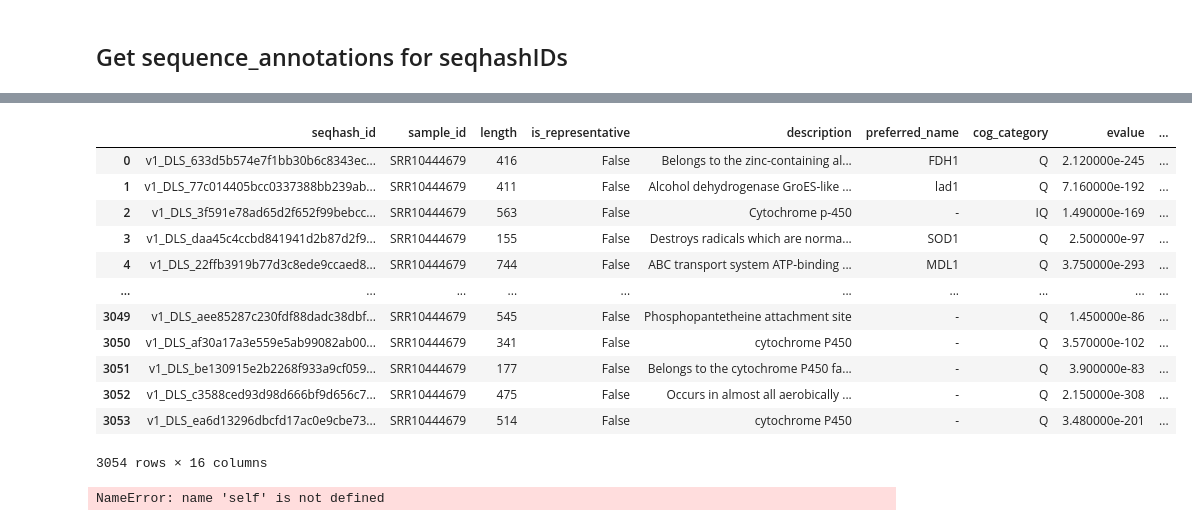
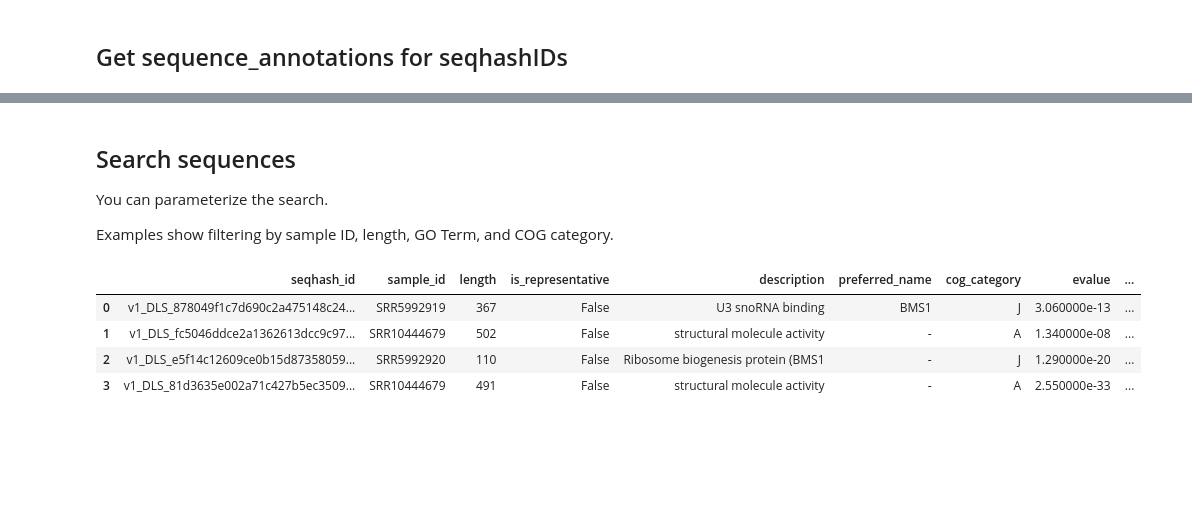
Before and after one commit to arudhir/planter, a Jupyter notebook: notebooks/database.ipynb, the cells around one changed output, grey strips where cells are left out. Cells and saved outputs as stored; diff of their text form; code cells hidden in the pictures; blank space fills up the shorter version.

```diff
--- a/notebooks/database.ipynb
+++ b/notebooks/database.ipynb
@@ -216,3 +203,9 @@ LIMIT {{ limit }}
+# %% [markdown]
+## Search sequences
+
+You can parameterize the search.
+
+Examples show filtering by sample ID, length, GO Term, and COG category.
 # %%
 from planter.database.query_manager import DatabaseManager
 
@@ -221,52 +214,37 @@ output_dir = "/mnt/data2/planter_outputs"
 
 with DatabaseManager(db_path) as db_manager:
     sample_ids = ["SRR18070780", "SRR10444679"]
-    # sample_id_condition = ", ".join([f"'{sample_id}'" for sample_id in sample_ids])
     cog_categories = ['Q']  # desired COG categories
-    # cog_category_condition = ", ".join([f"'{c}'" for c in cog_categories])
-
     go_terms = ['GO:0075109']  # example GO terms to search
 
     params = {
-        "sample_id_condition": sample_ids,  # e.g., "s.sample_id IN ('SRR18070780', 'SRR18070781')"
-        "cog_category_condition": ['M', 'Q'],
-        # "go_term_condition": go_terms,  # pass a list of GO terms
+        # "sample_id_condition": sample_ids,  # e.g., "s.sample_id IN ('SRR18070780', 'SRR18070781')"
+        # "cog_category_condition": ['M', 'Q'],
+        "go_term_condition": go_terms,  # pass a list of GO terms
         "min_length_condition": "s.length >= 100",
         "max_length_condition": "s.length <= 1000",
         "description_condition": None,
         "organism_condition": None,
         # "limit": 10,
     }
 
     results = db_manager.query_manager.search_sequences(params=params)
     display(results)
 
     # call go_term_summary dynamically
     # go_summary = db_manager.query_manager.go_term_summary(None, None, 5)
     # print("\nGO term summary:")
     # display(go_summary)
 
     # call organism_summary dynamically
     # organism_summary = db_manager.query_manager.organism_summary()
     # print("\nOrganism summary:")
     # display(organism_summary)
     # print(dir(db_manager.query_manager))
     # db_manager.query_manager.search_sequences('v1_DLS_31412ec4347c212e6892097053de8dc39cd53341988080fd7b80866c35840a0a.p1')
 # %% [output]
 |  | seqhash_id | sample_id | length | is_representative | description | preferred_name | cog_category | evalue | ... |
-| 0 | v1_DLS_633d5b574e7f1bb30b6c8343ec... | SRR10444679 | 416 | False | Belongs to the zinc-containing al... | FDH1 | Q | 2.120000e-245 | ... |
-| 1 | v1_DLS_77c014405bcc0337388bb239ab... | SRR10444679 | 411 | False | Alcohol dehydrogenase GroES-like ... | lad1 | Q | 7.160000e-192 | ... |
-| 2 | v1_DLS_3f591e78ad65d2f652f99bebcc... | SRR10444679 | 563 | False | Cytochrome p-450 | - | IQ | 1.490000e-169 | ... |
-| 3 | v1_DLS_daa45c4ccbd841941d2b87d2f9... | SRR10444679 | 155 | False | Destroys radicals which are norma... | SOD1 | Q | 2.500000e-97 | ... |
-| 4 | v1_DLS_22ffb3919b77d3c8ede9ccaed8... | SRR10444679 | 744 | False | ABC transport system ATP-binding ... | MDL1 | Q | 3.750000e-293 | ... |
-| ... | ... | ... | ... | ... | ... | ... | ... | ... | ... |
-| 3049 | v1_DLS_aee85287c230fdf88dadc38dbf... | SRR10444679 | 545 | False | Phosphopantetheine attachment site | - | Q | 1.450000e-86 | ... |
-| 3050 | v1_DLS_af30a17a3e559e5ab99082ab00... | SRR10444679 | 341 | False | cytochrome P450 | - | Q | 3.570000e-102 | ... |
-| 3051 | v1_DLS_be130915e2b2268f933a9cf059... | SRR10444679 | 177 | False | Belongs to the cytochrome P450 fa... | - | Q | 3.900000e-83 | ... |
-| 3052 | v1_DLS_c3588ced93d98d666bf9d656c7... | SRR10444679 | 475 | False | Occurs in almost all aerobically ... | - | Q | 2.150000e-308 | ... |
-| 3053 | v1_DLS_ea6d13296dbcfd17ac0e9cbe73... | SRR10444679 | 514 | False | cytochrome P450 | - | Q | 3.480000e-201 | ... |
+| 0 | v1_DLS_878049f1c7d690c2a475148c24... | SRR5992919 | 367 | False | U3 snoRNA binding | BMS1 | J | 3.060000e-13 | ... |
+| 1 | v1_DLS_fc5046ddce2a1362613dcc9c97... | SRR10444679 | 502 | False | structural molecule activity | - | A | 1.340000e-08 | ... |
+| 2 | v1_DLS_e5f14c12609ce0b15d87358059... | SRR5992920 | 110 | False | Ribosome biogenesis protein (BMS1 | - | J | 1.290000e-20 | ... |
+| 3 | v1_DLS_81d3635e002a71c427b5ec3509... | SRR10444679 | 491 | False | structural molecule activity | - | A | 2.550000e-33 | ... |
-3054 rows × 16 columns
-# %%
-self.con.execute(query).fetchdf()
-# %% [output]
-NameError: name 'self' is not defined
```
Also changed, not shown: parts of 35 cells of this notebook, 3 other files.
